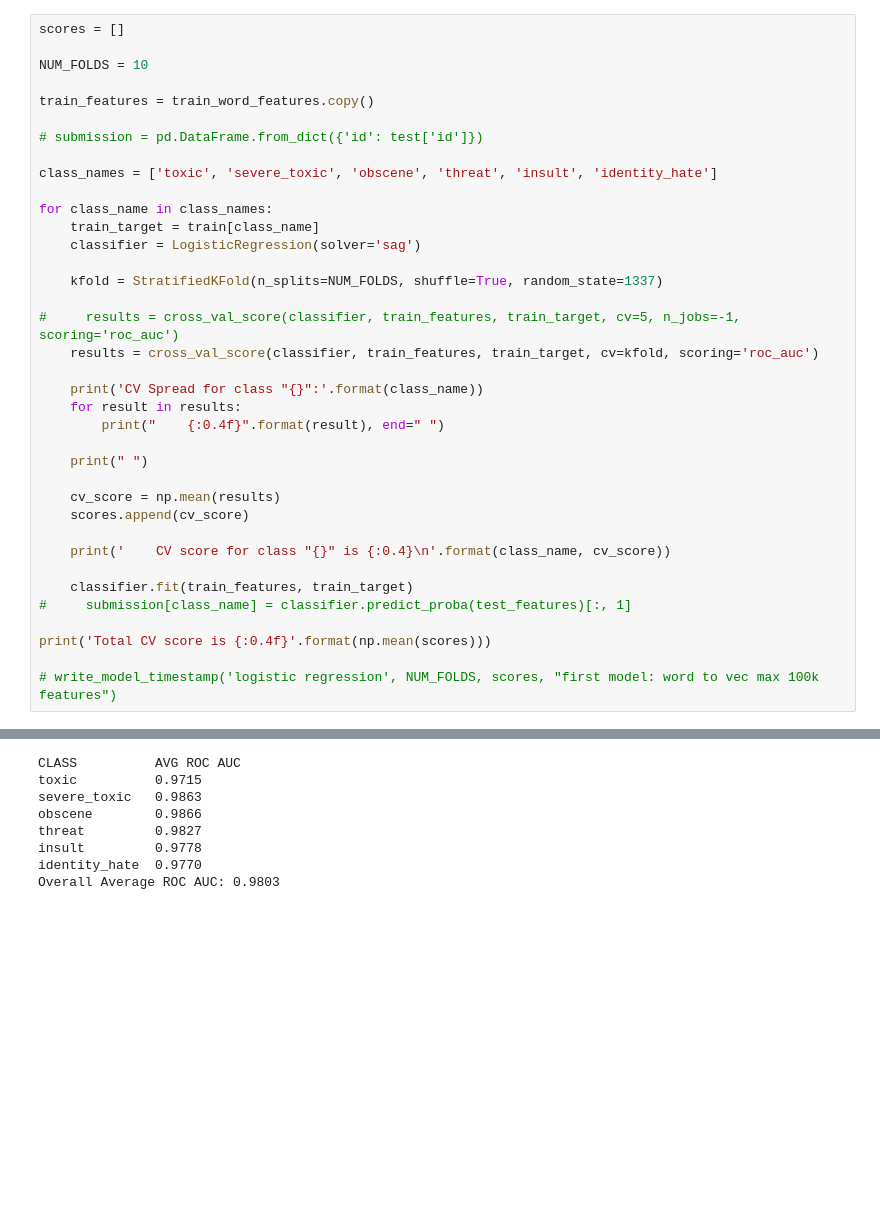
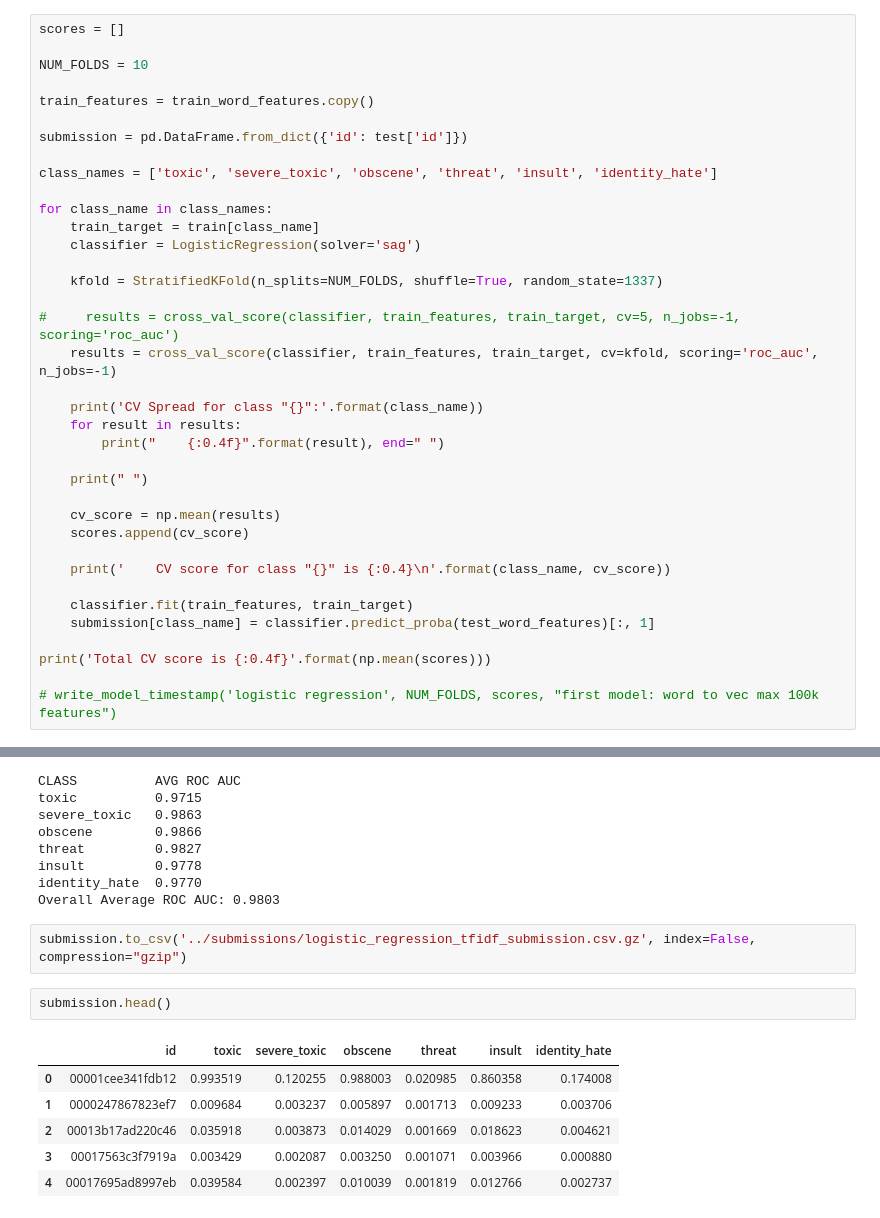
Before and after one commit to pixelatedbrian/polished-vernacular, a Jupyter notebook: notebooks/first_model_experiment.ipynb, the cells around one changed output, grey strips where cells are left out. Cells and saved outputs as stored; diff of their text form; blank space fills up the shorter version.

```diff
--- a/notebooks/first_model_experiment.ipynb
+++ b/notebooks/first_model_experiment.ipynb
@@ -95,7 +95,7 @@ NUM_FOLDS = 10
 
 train_features = train_word_features.copy()
 
-# submission = pd.DataFrame.from_dict({'id': test['id']})
+submission = pd.DataFrame.from_dict({'id': test['id']})
 
 class_names = ['toxic', 'severe_toxic', 'obscene', 'threat', 'insult', 'identity_hate']
 
@@ -106,7 +106,7 @@ for class_name in class_names:
     kfold = StratifiedKFold(n_splits=NUM_FOLDS, shuffle=True, random_state=1337)
 
 #     results = cross_val_score(classifier, train_features, train_target, cv=5, n_jobs=-1, scoring='roc_auc')
-    results = cross_val_score(classifier, train_features, train_target, cv=kfold, scoring='roc_auc')
+    results = cross_val_score(classifier, train_features, train_target, cv=kfold, scoring='roc_auc', n_jobs=-1)
 
     print('CV Spread for class "{}":'.format(class_name))
     for result in results:
@@ -120,7 +120,7 @@ for class_name in class_names:
     print('    CV score for class "{}" is {:0.4}\n'.format(class_name, cv_score))
 
     classifier.fit(train_features, train_target)
-#     submission[class_name] = classifier.predict_proba(test_features)[:, 1]
+    submission[class_name] = classifier.predict_proba(test_word_features)[:, 1]
 
 print('Total CV score is {:0.4f}'.format(np.mean(scores)))
 
@@ -159,3 +159,14 @@ threat         0.9827
 insult         0.9778
 identity_hate  0.9770
 Overall Average ROC AUC: 0.9803
+# %%
+submission.to_csv('../submissions/logistic_regression_tfidf_submission.csv.gz', index=False, compression="gzip")
+# %%
+submission.head()
+# %% [output]
+|  | id | toxic | severe_toxic | obscene | threat | insult | identity_hate |
+| 0 | 00001cee341fdb12 | 0.993519 | 0.120255 | 0.988003 | 0.020985 | 0.860358 | 0.174008 |
+| 1 | 0000247867823ef7 | 0.009684 | 0.003237 | 0.005897 | 0.001713 | 0.009233 | 0.003706 |
+| 2 | 00013b17ad220c46 | 0.035918 | 0.003873 | 0.014029 | 0.001669 | 0.018623 | 0.004621 |
+| 3 | 00017563c3f7919a | 0.003429 | 0.002087 | 0.003250 | 0.001071 | 0.003966 | 0.000880 |
+| 4 | 00017695ad8997eb | 0.039584 | 0.002397 | 0.010039 | 0.001819 | 0.012766 | 0.002737 |
```
Also changed, not shown: parts of 1 cell of this notebook, 4 other files.
